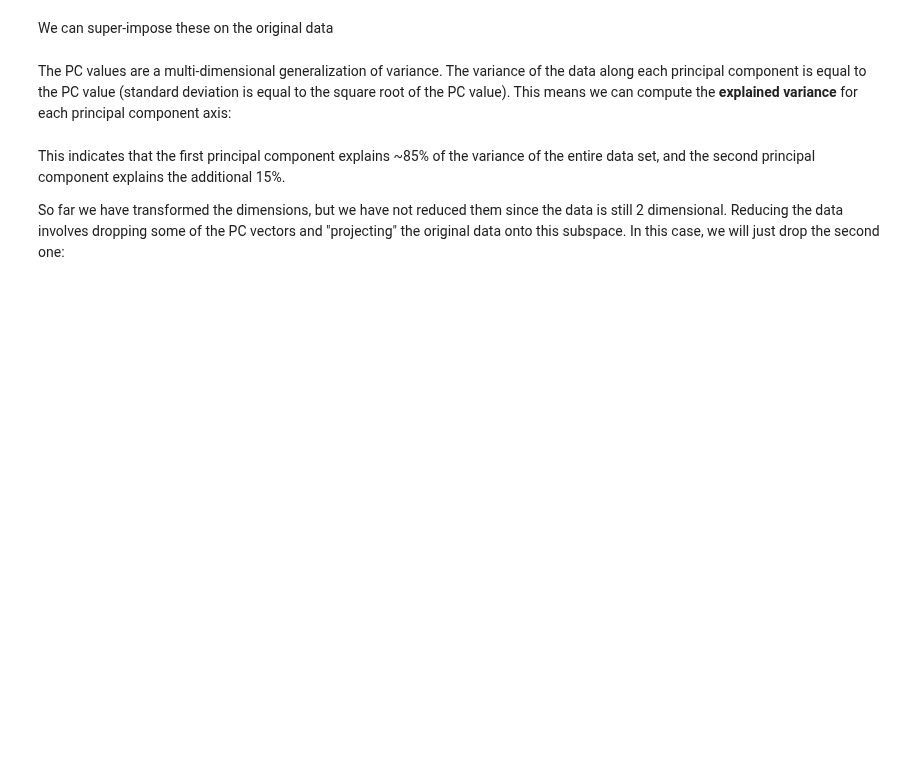
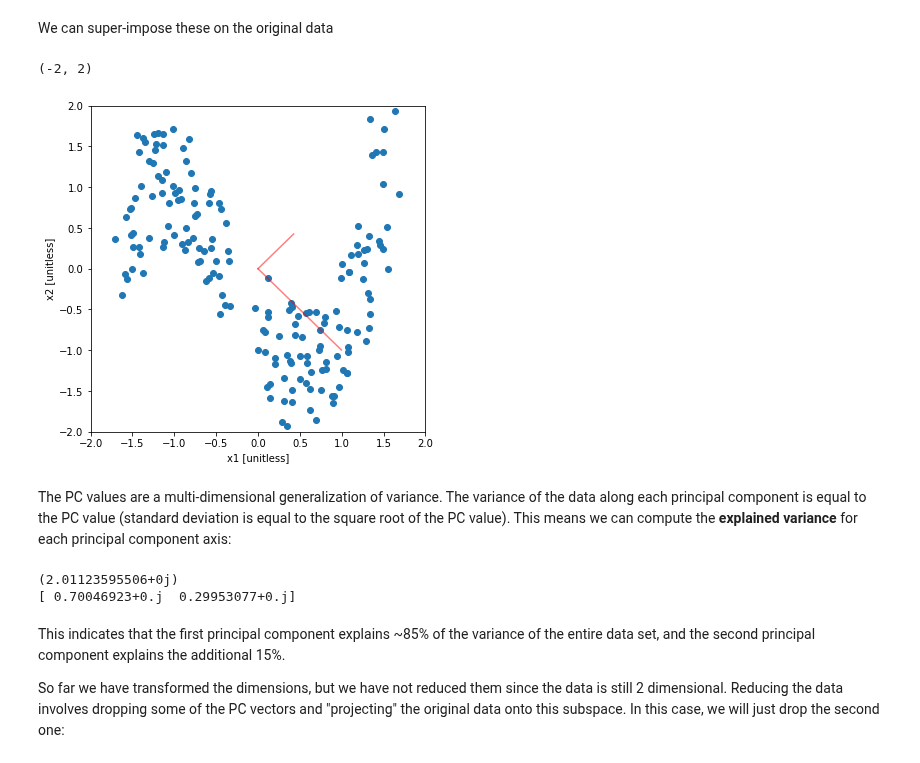
Before and after one commit to medford-group/data_analytics_for_engineers, a Jupyter notebook: lectures/2-basic_concepts_in_machine_learning.ipynb, the cells around one changed output. Drawn from its saved outputs; the diff is of its cells as text; code cells hidden in the pictures; blank space fills up the shorter version.

```diff
--- a/lectures/2-basic_concepts_in_machine_learning.ipynb
+++ b/lectures/2-basic_concepts_in_machine_learning.ipynb
@@ -862,25 +1039,32 @@ We can super-impose these on the original data
 # %%
 fig,ax = plt.subplots(figsize=(6,6))
 ax.scatter(X_scaled[:,0],X_scaled[:,1])
 ax.set_xlabel('x1 [unitless]')
 ax.set_ylabel('x2 [unitless]')
 
 PCvec1 = PCvecs[:,0] #<- remember that eigenvectors are in the columns!
 PCvec2 = PCvecs[:,1]
 
-ax.plot([0, PCvec1[0]],[0,PCvec1[1]], ls='-', color='b', alpha=0.5) #<- plot eigenvectors
-ax.plot([0, PCvec2[0]],[0,PCvec2[1]], ls='-', color='b', alpha=0.5)
+#ax.plot([0, PCvec1[0]],[0,PCvec1[1]], ls='-', color='b', alpha=0.5) #<- plot eigenvectors
+#ax.plot([0, PCvec2[0]],[0,PCvec2[1]], ls='-', color='b', alpha=0.5)
 
 ax.plot([0, PCvec1[0]*PCvals[0]],[0,PCvec1[1]*PCvals[0]], ls='-', color='r', alpha=0.5) #<- plot eigenvectors scaled by eigenvalues
 ax.plot([0, PCvec2[0]*PCvals[1]],[0,PCvec2[1]*PCvals[1]], ls='-', color='r', alpha=0.5)
 ax.set_xlim([-2,2])
 ax.set_ylim([-2,2])
+# %% [output]
+(-2, 2)
+[figure, added]
 # %% [markdown]
 The PC values are a multi-dimensional generalization of variance. The variance of the data along each principal component is equal to the PC value (standard deviation is equal to the square root of the PC value). This means we can compute the **explained variance** for each principal component axis:
 # %%
 total_variance = np.sum(PCvals)
 explained_variance = PCvals/total_variance
+print(total_variance)
 print(explained_variance)
+# %% [output]
+(2.01123595506+0j)
+[ 0.70046923+0.j  0.29953077+0.j]
 # %% [markdown]
 This indicates that the first principal component explains ~85% of the variance of the entire data set, and the second principal component explains the additional 15%.
 
```
Also changed, not shown: parts of 44 cells of this notebook, 6 other files.
